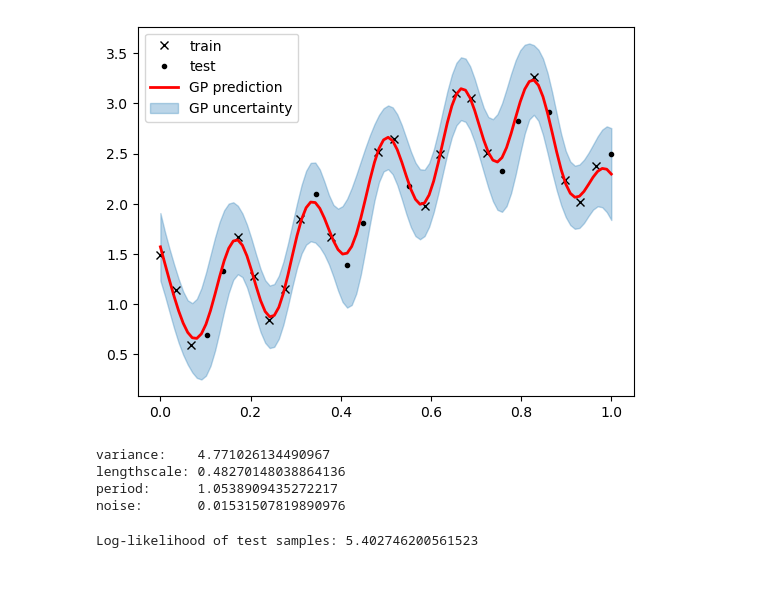
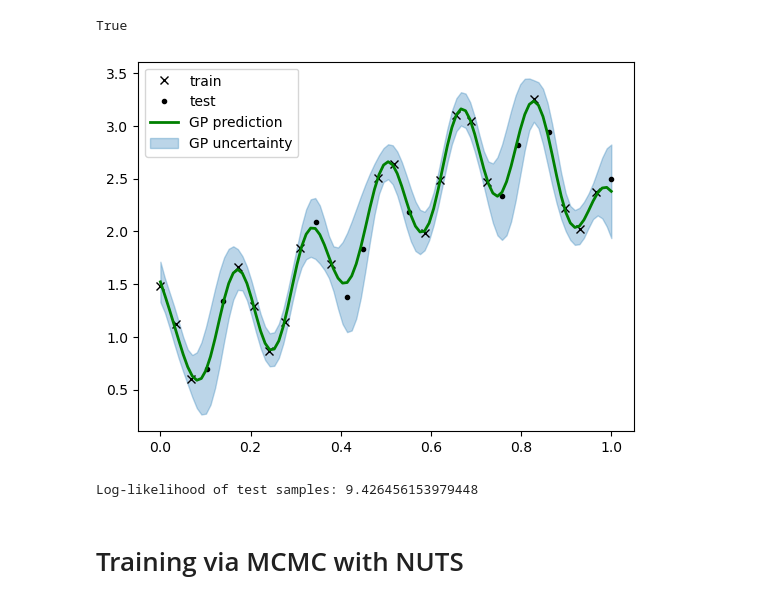
Before and after one commit to joshniemela/ProbabilisticML, a Jupyter notebook: exam/src/gp.ipynb, the cells around one changed output. Saved outputs shown, nothing was run; the diff lists cells and outputs as text; code cells hidden in the pictures.

```diff
--- a/exam/src/gp.ipynb
+++ b/exam/src/gp.ipynb
@@ -54,12 +116,11 @@ def plot_prior_samples(ax, model, n_samples=1):
     ax.plot(x_axis, samples.T, lw=2)
 # %%
-def plot_predictions(ax, model, X_train, y_train, X_test, y_test):
-    ax.plot(X_train, y_train, 'kx', label='train')
-    ax.plot(X_test, y_test, 'k.', label='test')
-    mean, cov, sd = predict(model, x_axis)
-    ax.plot(x_axis, mean, "r", lw=2, label="GP prediction")  # plot the mean
+def plot_predictions(ax, X, mean, cov):
+    mean = mean.detach().numpy()
+    sd = cov.diag().sqrt().detach().numpy()
+    ax.plot(X, mean, "g", lw=2, label="GP prediction")  # plot the mean
     ax.fill_between(
-        x_axis,  # plot the two-sigma uncertainty about the mean
+        X,  # plot the two-sigma uncertainty about the mean
         (mean - 2.0 * sd),
         (mean + 2.0 * sd),
         color="C0",
@@ -98,14 +156,19 @@ plot_prior_samples(ax, gpr, n_samples=3)
 # %%
-# We optimize the following parameters:
-# variance, lengthscale, period
-optimizer = torch.optim.Adam(gpr.parameters(), lr=0.01)
-loss_fn = pyro.infer.Trace_ELBO().differentiable_loss
+# Compute MAP estimate via gradient descent.
+pyro.clear_param_store()
+
+guide=pyro.infer.autoguide.AutoDelta(model)
+optim=pyro.optim.Adam({"lr": 0.01})
+svi=pyro.infer.SVI(model, guide, optim, loss=pyro.infer.Trace_ELBO())
+
 num_steps = 2000 if not testing else 100
-losses = gp.util.train(
-    gpr,
-    optimizer=optimizer, loss_fn=loss_fn,
-    num_steps=num_steps
-)
+losses = []
+for _ in range(num_steps):
+    loss = svi.step(X_train, y_train)
+    losses.append(loss)
+
+# Extract learned parameters
+var, length, period = [pyro.get_param_store()["AutoDelta." + param] for param in params]
 # %%
 # Plot losses
 fig, ax = plt.subplots()
@@ -115,29 +178,27 @@ plot_loss(ax, losses)
 # %%
+mean_pred, cov_pred = predict(X_train, y_train, x_axis, var, length, period, noise)
+print(torch.allclose(cov_pred, cov_pred.T))
+
 fig, ax = plt.subplots()
-plot_predictions(
-    ax=ax, model=gpr,
+plot_data(
+    ax=ax,
     X_train=X_train, y_train=y_train,
-    X_test=X_test, y_test=y_test
+    X_test=X_test, y_test=y_test,
+    plot_g=False,
 )
+plot_predictions(ax=ax, X=x_axis, mean=mean_pred, cov=cov_pred)
 # %% [output]
+True
-[figure, old version]
+[figure, new version]
-# %%
-print(f"variance:    {gpr.kernel.variance.item()}")
-print(f"lengthscale: {gpr.kernel.lengthscale.item()}")
-print(f"period:      {gpr.kernel.period.item()}")
-print(f"noise:       {gpr.noise.item()}")
-# %% [output]
-variance:    4.771026134490967
-lengthscale: 0.48270148038864136
-period:      1.0538909435272217
-noise:       0.01531507819890976
 # %%
-# Calculate the log-likelihood of the predictions
-mean_pred, cov_pred, _ = predict(gpr, X_test)
+# Calculate the log-likelihood of the predictions on the test data
+mean_pred, cov_pred = predict(X_train, y_train, X_test, var, length, period, noise)
 log_likelihood = dist.MultivariateNormal(
     mean_pred,
     cov_pred
 ).log_prob(y_test)
 print(f"Log-likelihood of test samples: {log_likelihood}")
 # %% [output]
-Log-likelihood of test samples: 5.402746200561523
+Log-likelihood of test samples: 9.426456153979448
+# %% [markdown]
+# Training via MCMC with NUTS
```
Also changed, not shown: parts of 20 cells of this notebook.
